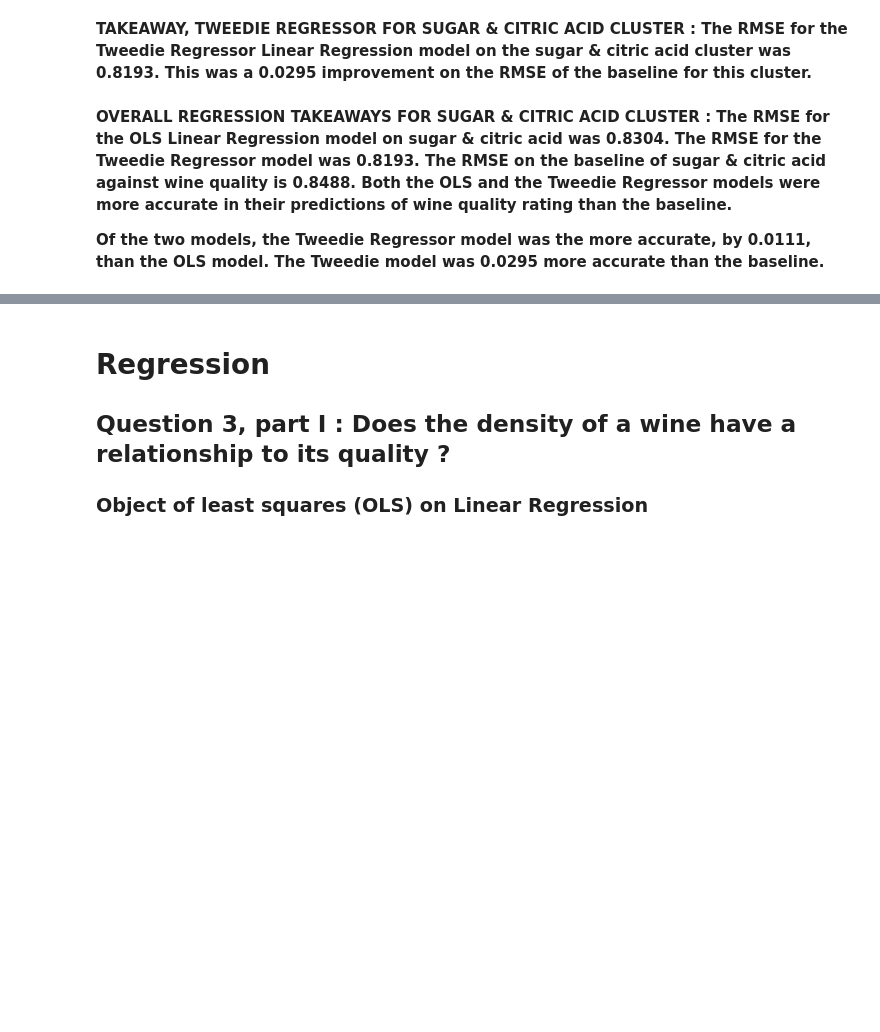
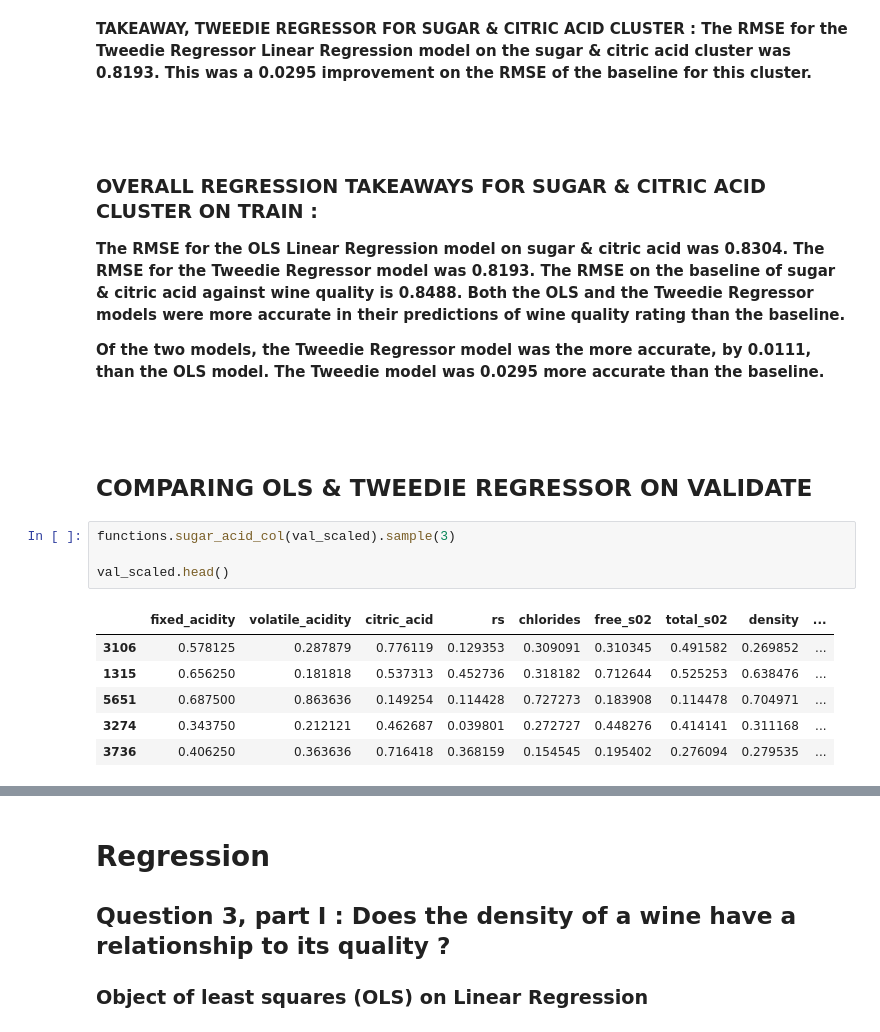
Before and after one commit to Mags-and-Smitty-Clustering-Project/group, a Jupyter notebook: project_3_workbook_esperance.ipynb, the cells around one changed output, grey strips where cells are left out. Saved outputs shown, nothing was run; the diff lists cells and outputs as text; blank space fills up the shorter version.

Commit message:
updated functions and workbook

```diff
--- a/project_3_workbook_esperance.ipynb
+++ b/project_3_workbook_esperance.ipynb
@@ -882,6 +802,25 @@ print(f'The RMSE on the baseline of sugar & citric acid against wine quality is
 # %% [markdown]
 **TAKEAWAY, TWEEDIE REGRESSOR FOR SUGAR & CITRIC ACID CLUSTER : The RMSE for the Tweedie Regressor Linear Regression model on the sugar & citric acid cluster was 0.8193. This was a 0.0295 improvement on the RMSE of the baseline for this cluster.**
+# %% [markdown]
+&nbsp;
 # %% [markdown]
-**OVERALL REGRESSION TAKEAWAYS FOR SUGAR & CITRIC ACID CLUSTER : The RMSE for the OLS Linear Regression model on sugar & citric acid was 0.8304. The RMSE for the Tweedie Regressor model was 0.8193. The RMSE on the baseline of sugar & citric acid against wine quality is 0.8488. Both the OLS and the Tweedie Regressor models were more accurate in their predictions of wine quality rating than the baseline.**
+### OVERALL REGRESSION TAKEAWAYS FOR SUGAR & CITRIC ACID CLUSTER ON TRAIN :
+
+**The RMSE for the OLS Linear Regression model on sugar & citric acid was 0.8304. The RMSE for the Tweedie Regressor model was 0.8193. The RMSE on the baseline of sugar & citric acid against wine quality is 0.8488. Both the OLS and the Tweedie Regressor models were more accurate in their predictions of wine quality rating than the baseline.**
 
 **Of the two models, the Tweedie Regressor model was the more accurate, by 0.0111, than the OLS model. The Tweedie model was 0.0295 more accurate than the baseline.**
+# %% [markdown]
+&nbsp;
+# %% [markdown]
+## COMPARING OLS & TWEEDIE REGRESSOR ON VALIDATE
+# %%
+functions.sugar_acid_col(val_scaled).sample(3)
+
+val_scaled.head()
+# %% [output]
+|  | fixed_acidity | volatile_acidity | citric_acid | rs | chlorides | free_s02 | total_s02 | density | ... |
+| 3106 | 0.578125 | 0.287879 | 0.776119 | 0.129353 | 0.309091 | 0.310345 | 0.491582 | 0.269852 | ... |
+| 1315 | 0.656250 | 0.181818 | 0.537313 | 0.452736 | 0.318182 | 0.712644 | 0.525253 | 0.638476 | ... |
+| 5651 | 0.687500 | 0.863636 | 0.149254 | 0.114428 | 0.727273 | 0.183908 | 0.114478 | 0.704971 | ... |
+| 3274 | 0.343750 | 0.212121 | 0.462687 | 0.039801 | 0.272727 | 0.448276 | 0.414141 | 0.311168 | ... |
+| 3736 | 0.406250 | 0.363636 | 0.716418 | 0.368159 | 0.154545 | 0.195402 | 0.276094 | 0.279535 | ... |
```
Also changed, not shown: parts of 65 cells of this notebook, 3 other files.
